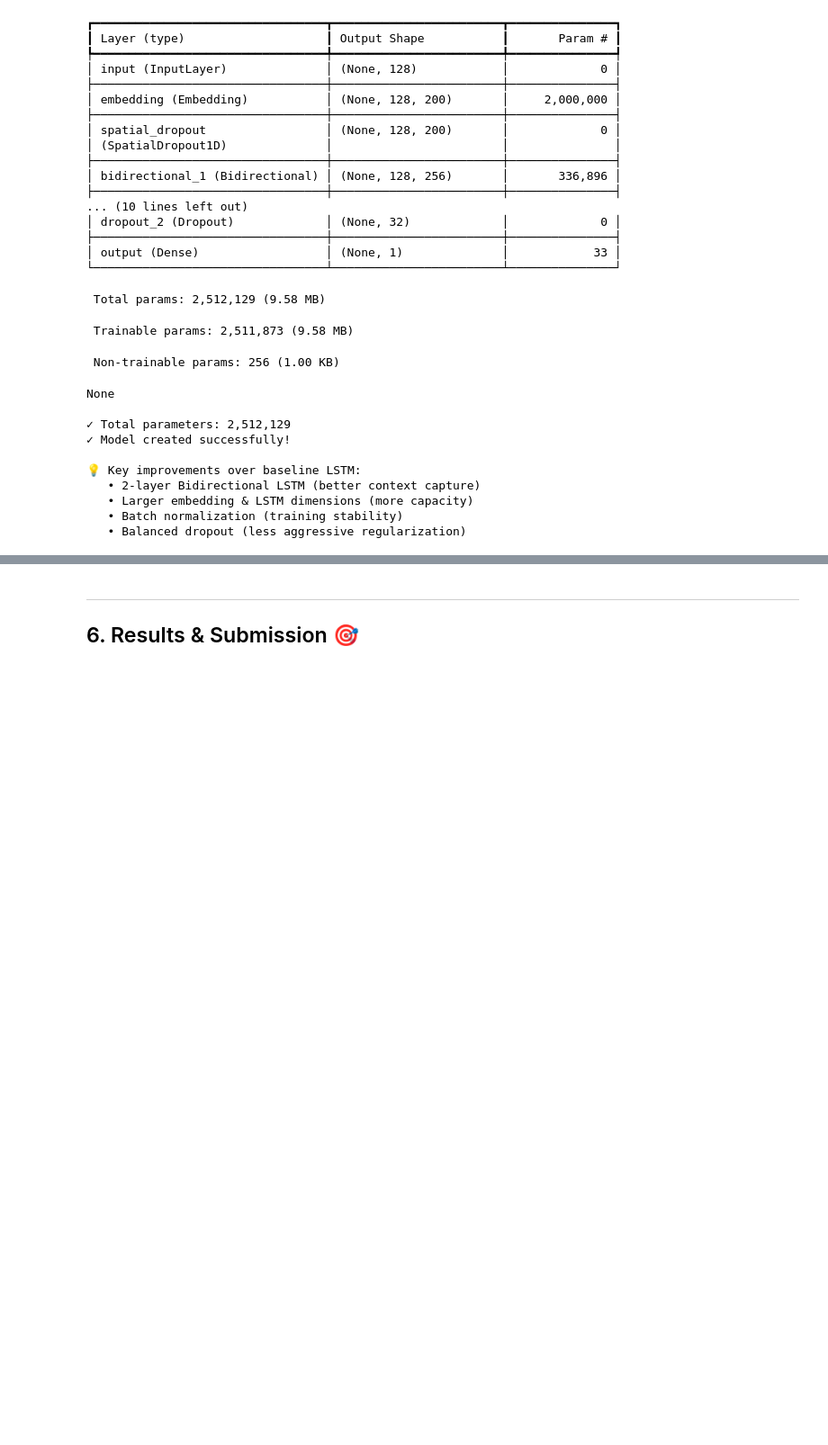
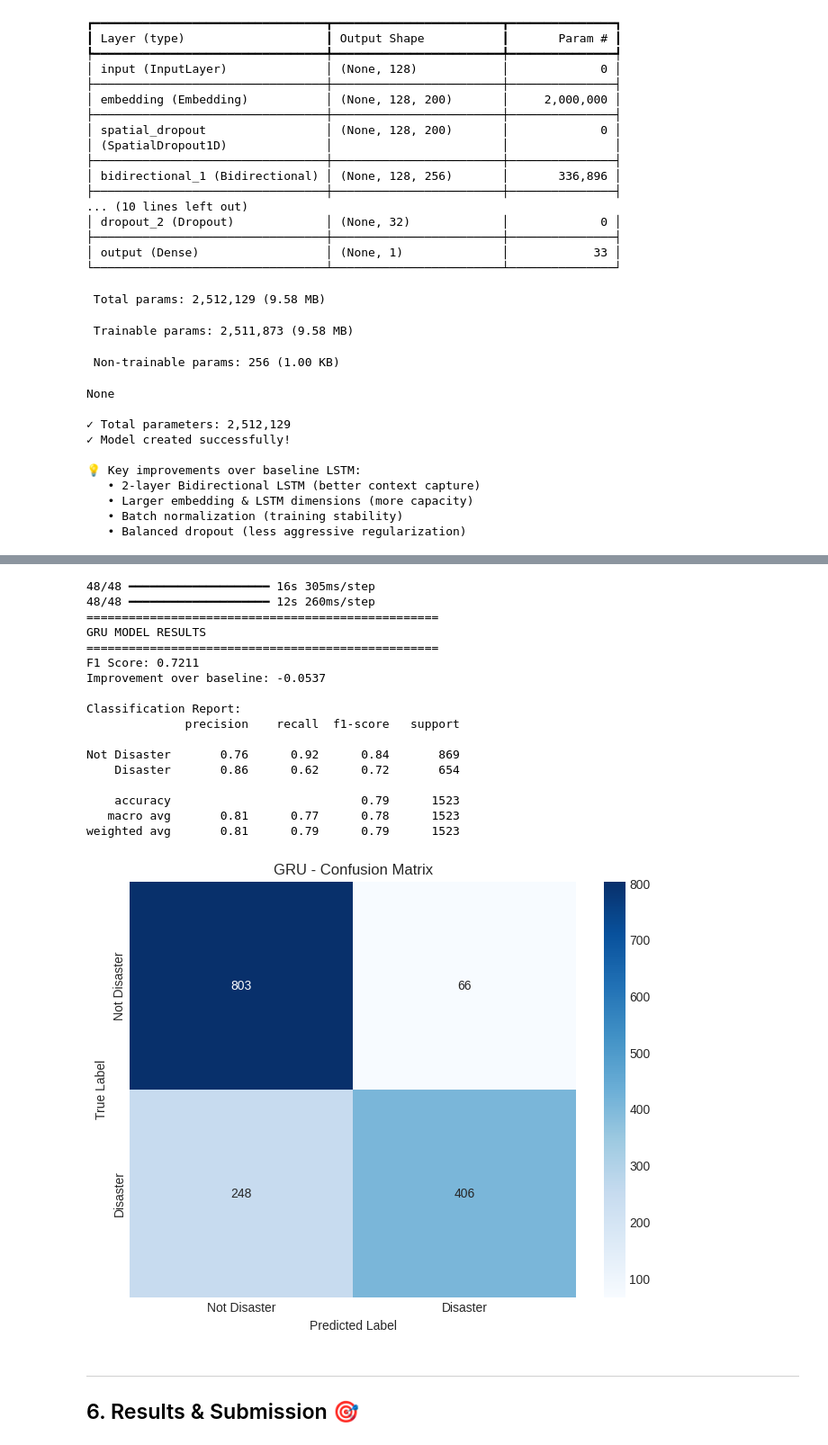
Before and after one commit to RockDeng110/Natural-Language-Processing-with-Disaster-Tweets, a Jupyter notebook: notebooks/00_complete_workflow_simple.ipynb, the cells around one changed output, grey strips where cells are left out. Shown at 90% size. Cells and saved outputs as stored; diff of their text form; code cells hidden in the pictures; blank space fills up the shorter version.

```diff
--- a/notebooks/00_complete_workflow_simple.ipynb
+++ b/notebooks/00_complete_workflow_simple.ipynb
@@ -1217,3 +1524,47 @@ weighted avg       0.77      0.77      0.77      1523
+# %%
+# Evaluate GRU model
+y_val_pred_gru = (gru_model.predict(X_val_pad) > 0.5).astype(int).flatten()
+y_val_prob_gru = gru_model.predict(X_val_pad).flatten()
+
+gru_f1 = f1_score(y_val, y_val_pred_gru)
+
+print("="*50)
+print("GRU MODEL RESULTS")
+print("="*50)
+print(f"F1 Score: {gru_f1:.4f}")
+print(f"Improvement over baseline: {gru_f1 - baseline_f1:+.4f}")
+print("\nClassification Report:")
+print(classification_report(y_val, y_val_pred_gru, target_names=['Not Disaster', 'Disaster']))
+
+# Confusion matrix
+cm_gru = confusion_matrix(y_val, y_val_pred_gru)
+plt.figure(figsize=(8, 6))
+sns.heatmap(cm_gru, annot=True, fmt='d', cmap='Blues',
+            xticklabels=['Not Disaster', 'Disaster'],
+            yticklabels=['Not Disaster', 'Disaster'])
+plt.title('GRU - Confusion Matrix')
+plt.ylabel('True Label')
+plt.xlabel('Predicted Label')
+plt.show()
+# %% [output]
+48/48 ━━━━━━━━━━━━━━━━━━━━ 16s 305ms/step
+48/48 ━━━━━━━━━━━━━━━━━━━━ 12s 260ms/step
+==================================================
+GRU MODEL RESULTS
+==================================================
+F1 Score: 0.7211
+Improvement over baseline: -0.0537
+
+Classification Report:
+              precision    recall  f1-score   support
+
+Not Disaster       0.76      0.92      0.84       869
+    Disaster       0.86      0.62      0.72       654
+
+    accuracy                           0.79      1523
+   macro avg       0.81      0.77      0.78      1523
+weighted avg       0.81      0.79      0.79      1523
+[figure, added]
 # %% [markdown]
 ---
 ## 6. Results & Submission 🎯
```
Also changed, not shown: parts of 12 cells of this notebook.
